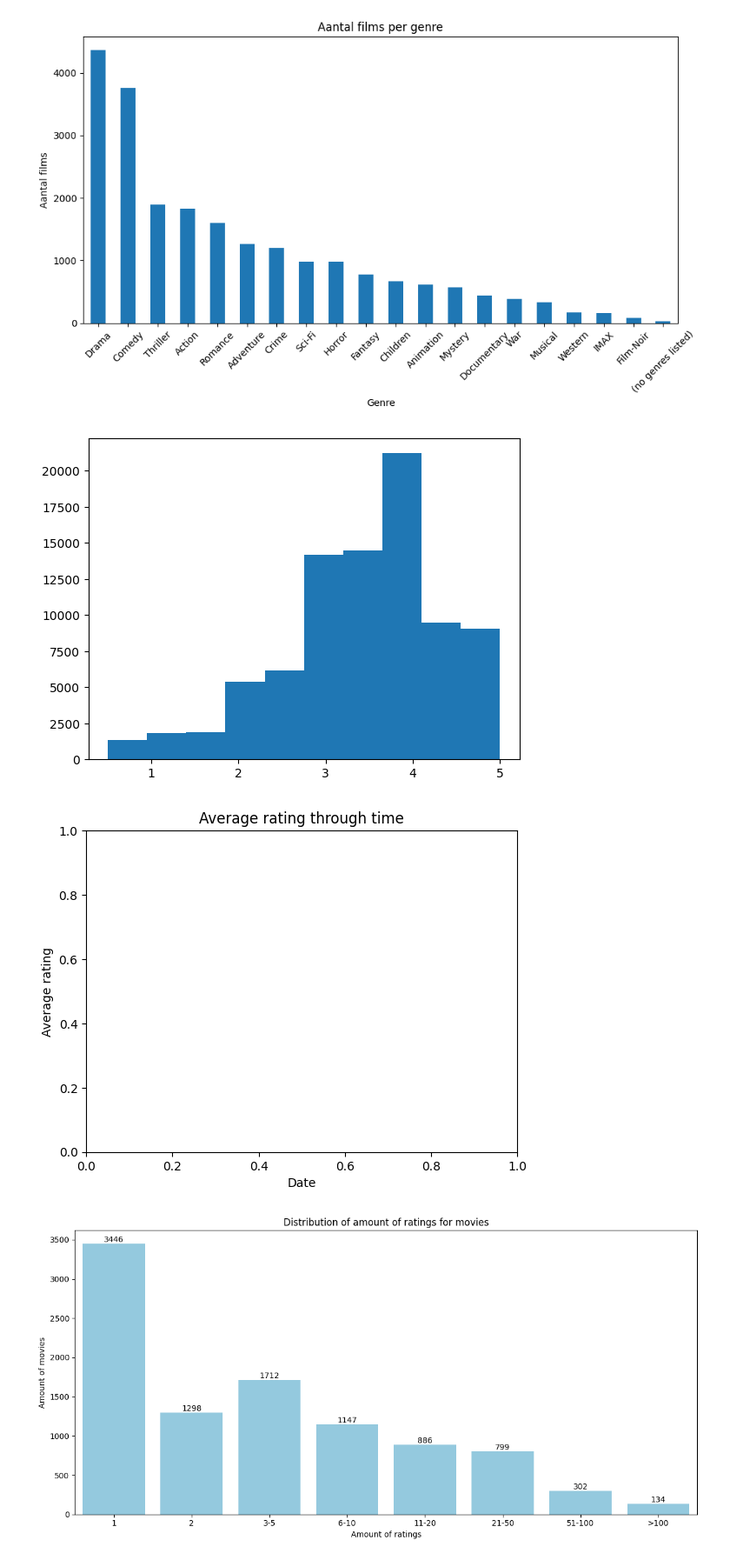
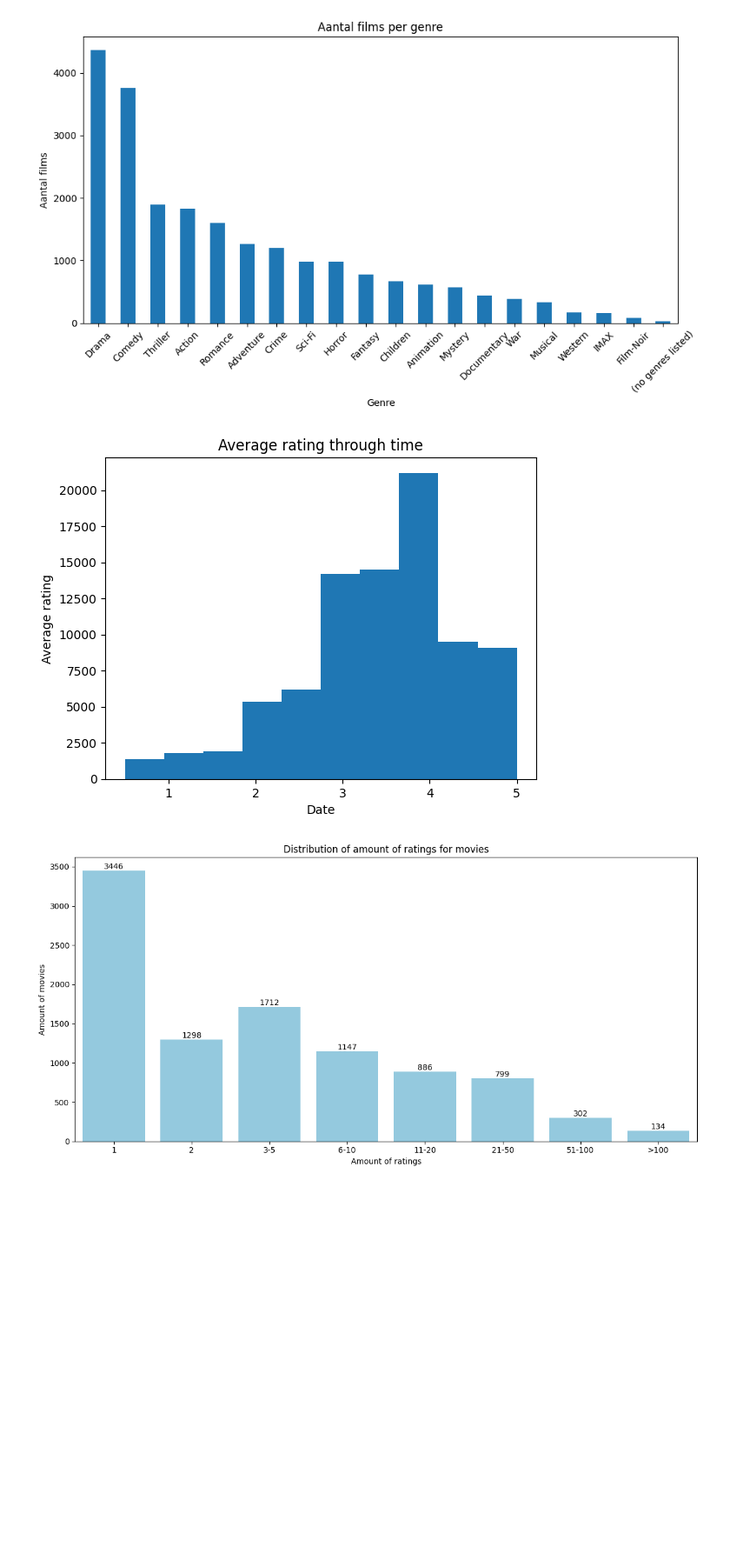
Before and after one commit to IkkiVD/MovieRS, a Jupyter notebook: baptiste.ipynb, the cells around one changed output. Shown at 87% size. Cells and saved outputs as stored; diff of their text form; code cells hidden in the pictures; blank space fills up the shorter version.

```diff
--- a/baptiste.ipynb
+++ b/baptiste.ipynb
@@ -89,14 +89,12 @@ plt.show()
 [figure]
 # %%
 plt.hist(ratings.groupby("timestamp")["rating"].mean())
-fig, ax = plt.subplots()
 plt.title("Average rating through time")
 plt.xlabel("Date")
 plt.ylabel("Average rating")
 plt.show()
 # %% [output]
-[figure, old version]
+[figure, new version]
-[figure, removed]
 # %%
 ratings_per_movie = ratings.groupby("movieId")["rating"].count()
 
```
Also changed, not shown: parts of 2 cells of this notebook.
